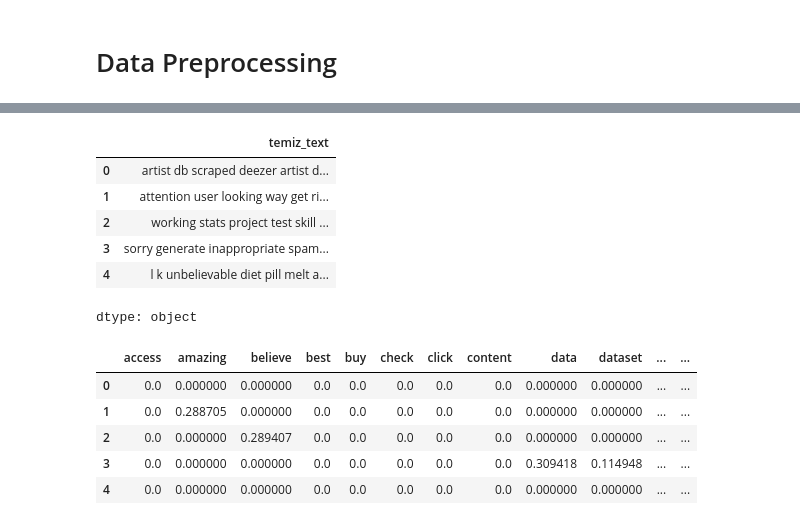
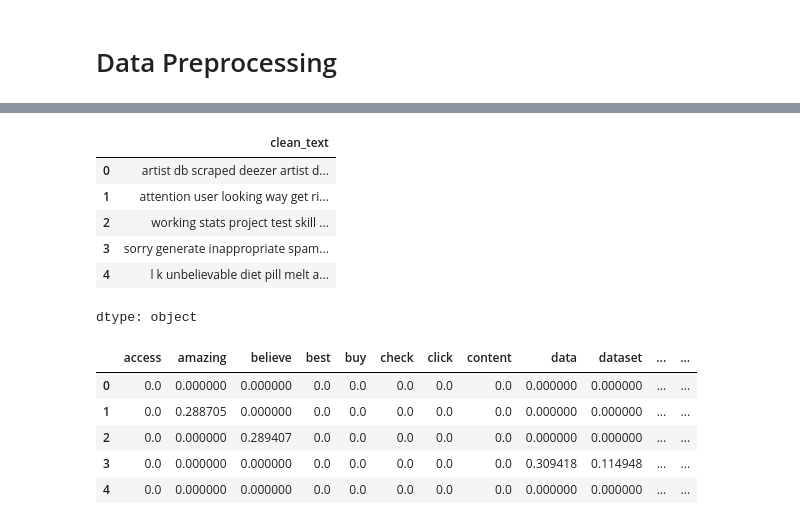
Before and after one commit to OmerTurk1/NLP_learning, a Jupyter notebook: NLP-Spam-Detection.ipynb, the cells around one changed output, grey strips where cells are left out. Cells and saved outputs as stored; diff of their text form; code cells hidden in the pictures.

```diff
--- a/NLP-Spam-Detection.ipynb
+++ b/NLP-Spam-Detection.ipynb
@@ -97,7 +98,7 @@ True
 lemmatizer = WordNetLemmatizer()
 stop_words = set(stopwords.words('english'))
 # %%
-def temizle_ve_lemmatize_et(metin):
+def clean_and_lemmatize(metin):
     metin = metin.lower()
 
     tokenlar = word_tokenize(metin)
@@ -110,13 +111,13 @@ def temizle_ve_lemmatize_et(metin):
 
     return " ".join(temiz_tokenlar)
 # %%
-train_data["temiz_text"] = train_data["text"].apply(temizle_ve_lemmatize_et)
-train_data["temiz_text"].head()
+train_data["clean_text"] = train_data["text"].apply(clean_and_lemmatize)
+train_data["clean_text"].head()
 
-test_data["temiz_text"] = test_data["text"].apply(temizle_ve_lemmatize_et)
-test_data["temiz_text"].head()
+test_data["clean_text"] = test_data["text"].apply(clean_and_lemmatize)
+test_data["clean_text"].head()
 # %% [output]
-|  | temiz_text |
+|  | clean_text |
 | 0 | artist db scraped deezer artist d... |
 | 1 | attention user looking way get ri... |
 | 2 | working stats project test skill ... |
```
Also changed, not shown: parts of 4 cells of this notebook.
